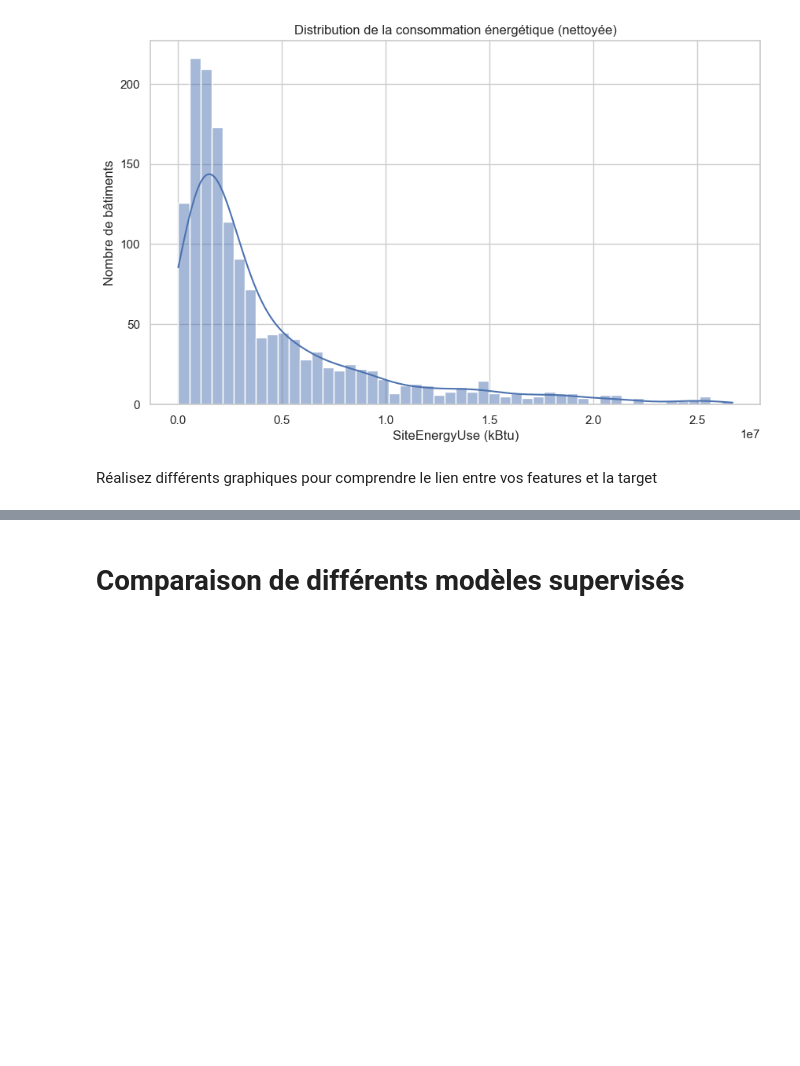
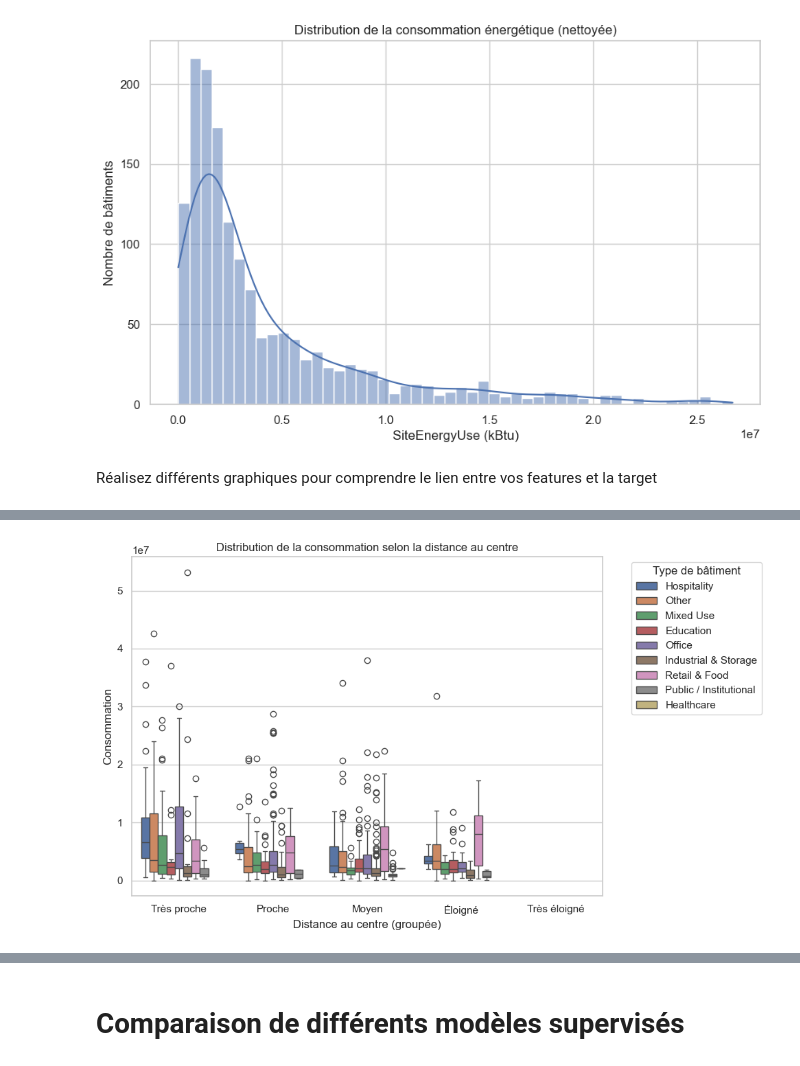
Before and after one commit to Noel974/Anticipez-_les_besoins_en_consommation_de_b-timents, a Jupyter notebook: template_modelistation_supervisee.ipynb, the cells around one changed output, grey strips where cells are left out. Cells and saved outputs as stored; diff of their text form; code cells hidden in the pictures; blank space fills up the shorter version.

```diff
--- a/template_modelistation_supervisee.ipynb
+++ b/template_modelistation_supervisee.ipynb
@@ -1140,0 +1208,32 @@ plt.show()
+# %%
+max_dist = df_features["distance_center"].max()
+
+bins = [0, 2, 5, 10, max_dist, max_dist + 1]
+labels = ["Très proche", "Proche", "Moyen", "Éloigné", "Très éloigné"]
+
+df_features["distance_group"] = pd.cut(
+    df_features["distance_center"],
+    bins=bins,
+    labels=labels,
+    include_lowest=True
+)
+
+
+plt.figure(figsize=(10, 6))
+
+sns.boxplot(
+    data=df_features,
+    x="distance_group",
+    y=target,
+    hue="PropertyCategory"
+)
+
+plt.title("Distribution de la consommation selon la distance au centre")
+plt.xlabel("Distance au centre (groupée)")
+plt.ylabel("Consommation")
+plt.legend(title="Type de bâtiment", bbox_to_anchor=(1.05, 1), loc='upper left')
+
+plt.tight_layout()
+plt.show()
+# %% [output]
+[figure, added]
```
Also changed, not shown: parts of 28 cells of this notebook, 35 other files.
